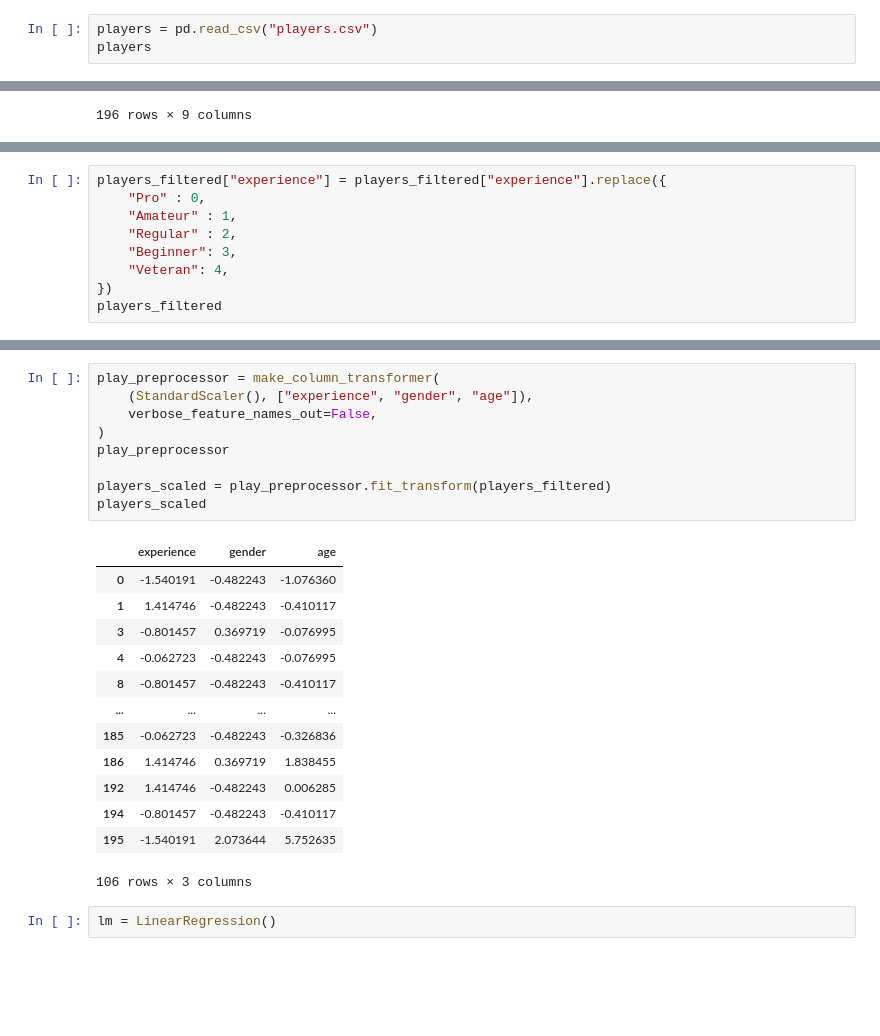
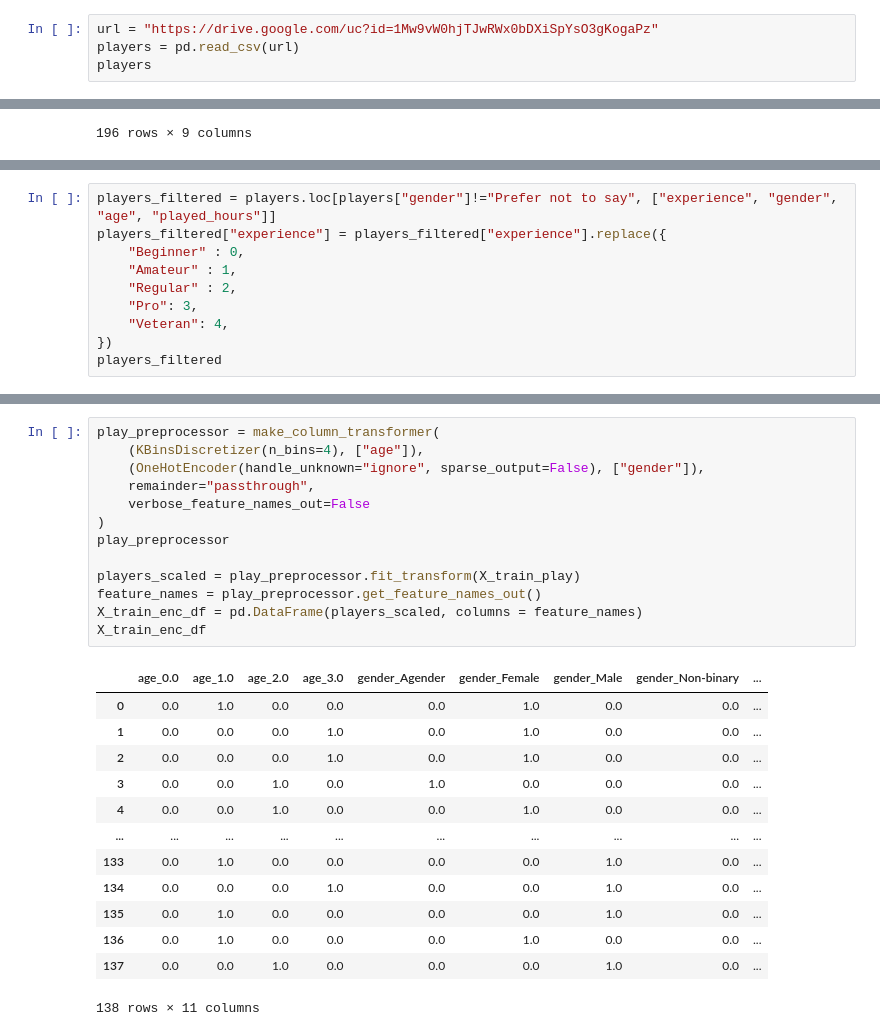
Before and after one commit to mayubi7/dsci-100-project, a Jupyter notebook: dsci_100_fin_project.ipynb, the cells around one changed output, grey strips where cells are left out. Saved outputs shown, nothing was run; the diff lists cells and outputs as text; blank space fills up the shorter version.

```diff
--- a/dsci_100_fin_project.ipynb
+++ b/dsci_100_fin_project.ipynb
@@ -21,5 +57,6 @@ set_config(transform_output="pandas")
 # %%
-players = pd.read_csv("players.csv")
+url = "https://drive.google.com/uc?id=1Mw9vW0hjTJwRWx0bDXiSpYsO3gKogaPz"
+players = pd.read_csv(url)
 players
 # %% [output]
 |  | experience | subscribe | hashedEmail | played_hours | name | gender | age | individualId | ... |
@@ -80,9 +78,10 @@ players_filtered
 # %%
+players_filtered = players.loc[players["gender"]!="Prefer not to say", ["experience", "gender", "age", "played_hours"]]
 players_filtered["experience"] = players_filtered["experience"].replace({
-    "Pro" : 0,
+    "Beginner" : 0,
     "Amateur" : 1,
     "Regular" : 2,
-    "Beginner": 3,
+    "Pro": 3,
     "Veteran": 4,
 })
 players_filtered
@@ -103,25 +167,27 @@ players_filtered
 # %%
 play_preprocessor = make_column_transformer(
-    (StandardScaler(), ["experience", "gender", "age"]),
-    verbose_feature_names_out=False,
+    (KBinsDiscretizer(n_bins=4), ["age"]),
+    (OneHotEncoder(handle_unknown="ignore", sparse_output=False), ["gender"]),
+    remainder="passthrough",
+    verbose_feature_names_out=False
 )
 play_preprocessor
 
-players_scaled = play_preprocessor.fit_transform(players_filtered)
-players_scaled
+players_scaled = play_preprocessor.fit_transform(X_train_play)
+feature_names = play_preprocessor.get_feature_names_out()
+X_train_enc_df = pd.DataFrame(players_scaled, columns = feature_names)
+X_train_enc_df
 # %% [output]
-|  | experience | gender | age |
-| 0 | -1.540191 | -0.482243 | -1.076360 |
-| 1 | 1.414746 | -0.482243 | -0.410117 |
-| 3 | -0.801457 | 0.369719 | -0.076995 |
-| 4 | -0.062723 | -0.482243 | -0.076995 |
-| 8 | -0.801457 | -0.482243 | -0.410117 |
-| ... | ... | ... | ... |
-| 185 | -0.062723 | -0.482243 | -0.326836 |
-| 186 | 1.414746 | 0.369719 | 1.838455 |
-| 192 | 1.414746 | -0.482243 | 0.006285 |
-| 194 | -0.801457 | -0.482243 | -0.410117 |
-| 195 | -1.540191 | 2.073644 | 5.752635 |
+|  | age_0.0 | age_1.0 | age_2.0 | age_3.0 | gender_Agender | gender_Female | gender_Male | gender_Non-binary | ... |
+| 0 | 0.0 | 1.0 | 0.0 | 0.0 | 0.0 | 1.0 | 0.0 | 0.0 | ... |
+| 1 | 0.0 | 0.0 | 0.0 | 1.0 | 0.0 | 1.0 | 0.0 | 0.0 | ... |
+| 2 | 0.0 | 0.0 | 0.0 | 1.0 | 0.0 | 1.0 | 0.0 | 0.0 | ... |
+| 3 | 0.0 | 0.0 | 1.0 | 0.0 | 1.0 | 0.0 | 0.0 | 0.0 | ... |
+| 4 | 0.0 | 0.0 | 1.0 | 0.0 | 0.0 | 1.0 | 0.0 | 0.0 | ... |
+| ... | ... | ... | ... | ... | ... | ... | ... | ... | ... |
+| 133 | 0.0 | 1.0 | 0.0 | 0.0 | 0.0 | 0.0 | 1.0 | 0.0 | ... |
+| 134 | 0.0 | 0.0 | 0.0 | 1.0 | 0.0 | 0.0 | 1.0 | 0.0 | ... |
+| 135 | 0.0 | 1.0 | 0.0 | 0.0 | 0.0 | 0.0 | 1.0 | 0.0 | ... |
+| 136 | 0.0 | 1.0 | 0.0 | 0.0 | 0.0 | 1.0 | 0.0 | 0.0 | ... |
+| 137 | 0.0 | 0.0 | 1.0 | 0.0 | 0.0 | 0.0 | 1.0 | 0.0 | ... |
-106 rows × 3 columns
+138 rows × 11 columns
-# %%
-lm = LinearRegression()
```
Also changed, not shown: parts of 38 cells of this notebook.
